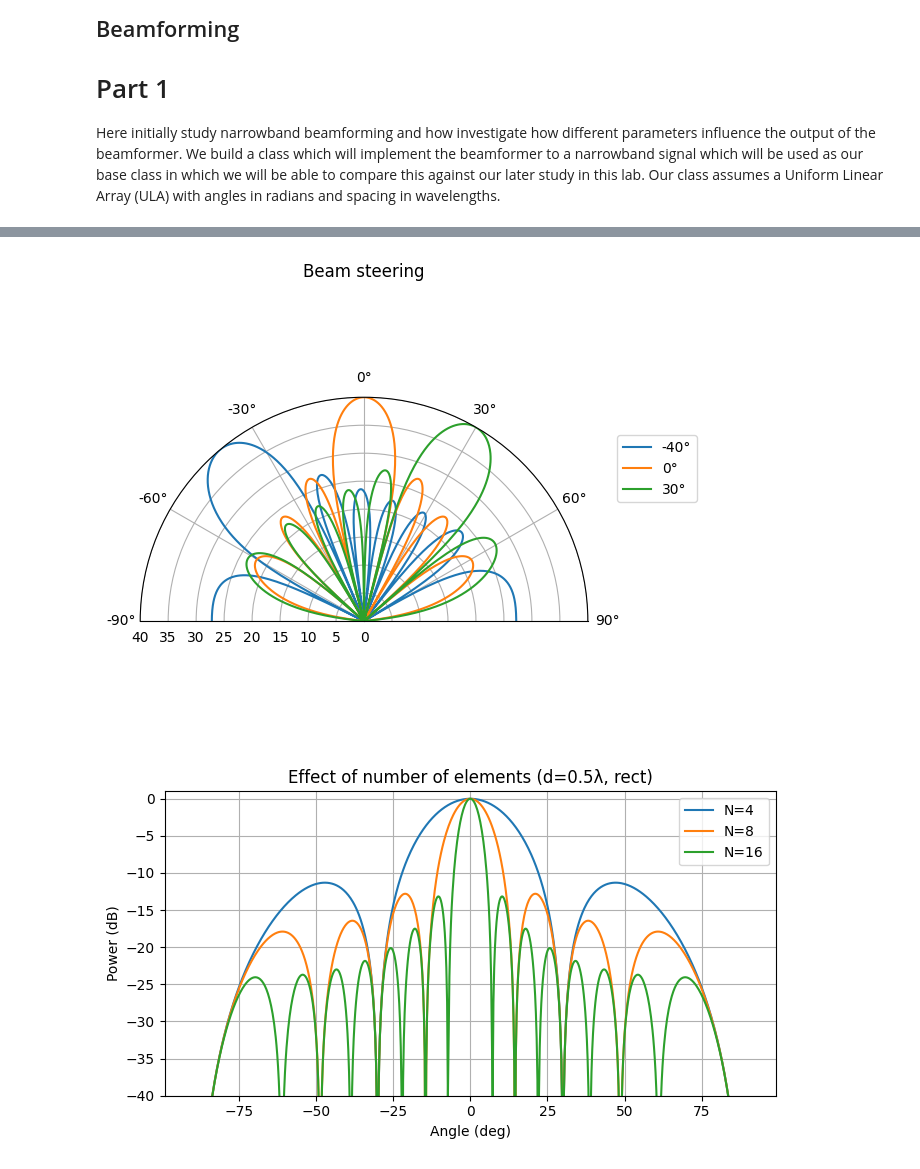
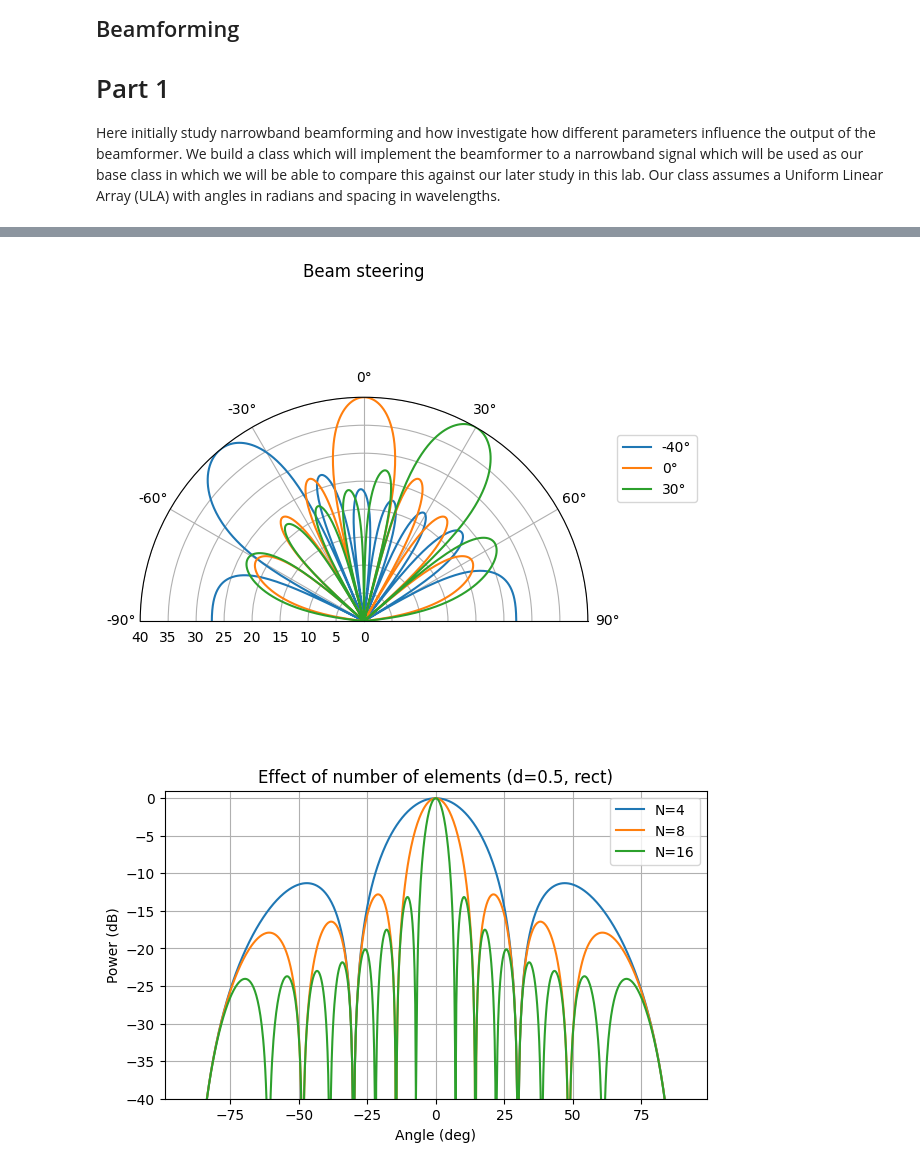
Before and after one commit to jhiltonjones/digital_signal_processing_labs, a Jupyter notebook: lab3/lab3.ipynb, the cells around one changed output, grey strips where cells are left out. Saved outputs shown, nothing was run; the diff lists cells and outputs as text; code cells hidden in the pictures.

```diff
--- a/lab3/lab3.ipynb
+++ b/lab3/lab3.ipynb
@@ -93,7 +93,7 @@ for th_deg in steer_angles_deg:
     plt.plot(np.rad2deg(theta_grid), P, label=f"{th_deg}°")
 plt.xlabel("Angle (deg)")
 plt.ylabel("Power (dB)")
-plt.title("Beam steering (rect window, N=8, d=0.5λ)")
+plt.title("Beam steering (rect window, N=8, d=0.5)")
 plt.ylim([-40, 1])
 plt.grid(True)
 plt.legend()
@@ -126,11 +126,10 @@ for N in [4, 8, 16]:
     plt.plot(np.rad2deg(theta_grid), P, label=f"N={N}")
 plt.xlabel("Angle (deg)")
 plt.ylabel("Power (dB)")
-plt.title("Effect of number of elements (d=0.5λ, rect)")
+plt.title("Effect of number of elements (d=0.5, rect)")
 plt.ylim([-40, 1])
 plt.grid(True)
 plt.legend()
-plt.tight_layout()
 
 
 plt.figure(figsize=(7, 4))
@@ -138,14 +137,13 @@ for d in [0.25, 0.5, 1.0, 1.2]:
     bf_d = NarrowbandBeamformer(n_elements=8, d=d, window="rect")
     bf_d.steer_convent(theta=0.0)
     P = bf_d.beampattern(theta_grid)
-    plt.plot(np.rad2deg(theta_grid), P, label=f"d={d} λ")
+    plt.plot(np.rad2deg(theta_grid), P, label=f"d={d} ")
 plt.xlabel("Angle (deg)")
 plt.ylabel("Power (dB)")
 plt.title("Effect of spacing (N=8, rect)")
 plt.ylim([-40, 1])
 plt.grid(True)
 plt.legend()
-plt.tight_layout()
 
 plt.figure(figsize=(7, 4))
 windows = ["rect", "hann", "hamming"]
@@ -156,11 +154,10 @@ for win in windows:
     plt.plot(np.rad2deg(theta_grid), P, label=win)
 plt.xlabel("Angle (deg)")
 plt.ylabel("Power (dB)")
-plt.title("Effect of window (N=16, d=0.5λ)")
+plt.title("Effect of window (N=16, d=0.5)")
 plt.ylim([-60, 1])
 plt.grid(True)
 plt.legend()
-plt.tight_layout()
 
 plt.show()
 # %% [output]
@@ -168,2 +165,2 @@ plt.show()
 [figure]
-[figure, old version]
+[figure, new version]
```
Also changed, not shown: parts of 8 cells of this notebook.
